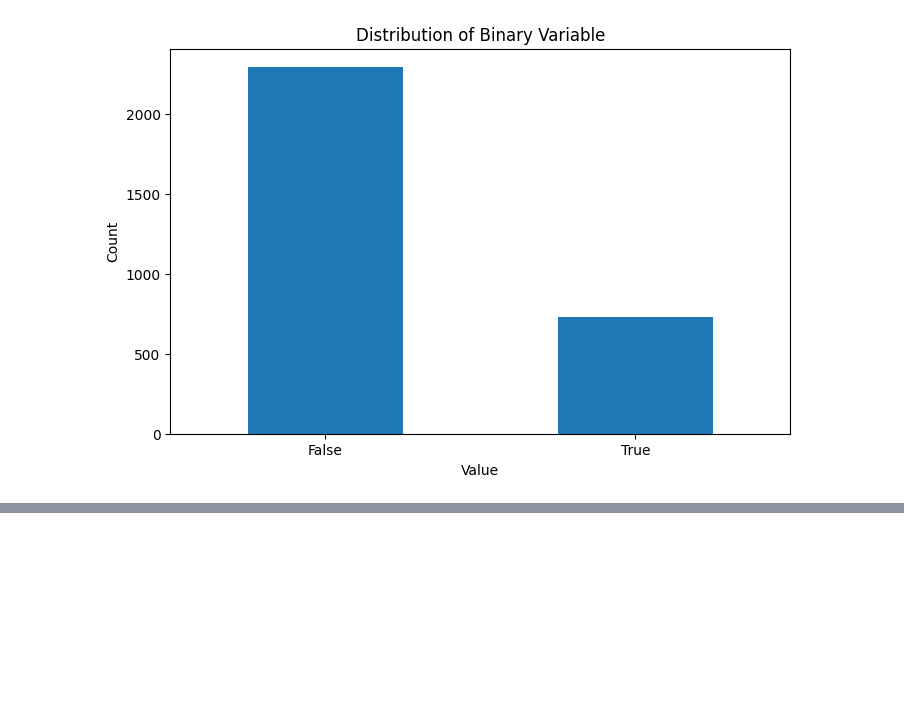
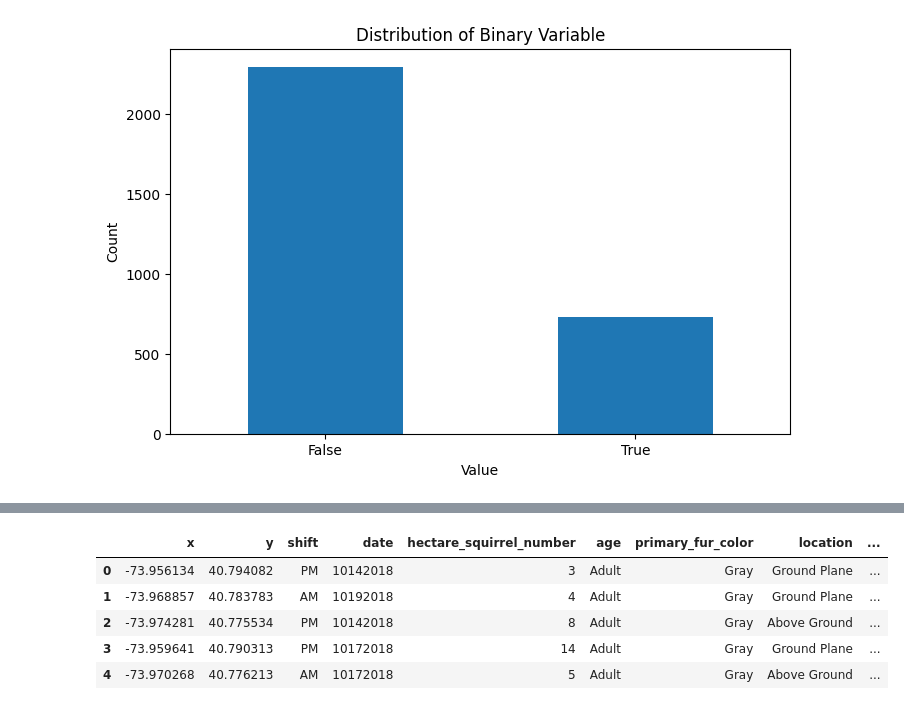
Before and after one commit to Nubily44/Prog, a Jupyter notebook: data_studies/squirrels.ipynb, the cells around one changed output, grey strips where cells are left out. Drawn from its saved outputs; the diff is of its cells as text; code cells hidden in the pictures; blank space fills up the shorter version.

```diff
--- a/data_studies/squirrels.ipynb
+++ b/data_studies/squirrels.ipynb
@@ -289,0 +308,14 @@ plt.show()
+# %%
+df_ready = df_not_nulls.drop(columns={'unique_squirrel_id', 'combination_of_primary_and_highlight_color', 'lat/long', 'hectare'})
+# %%
+df_ready['above_ground_sighter_measurement'].replace({'FALSE': -1})
+df_ready['above_ground_sighter_measurement'] = pd.to_numeric(df_ready['above_ground_sighter_measurement'], errors='coerce')
+# %%
+df_ready.head()
+# %% [output]
+|  | x | y | shift | date | hectare_squirrel_number | age | primary_fur_color | location | ... |
+| 0 | -73.956134 | 40.794082 | PM | 10142018 | 3 | Adult | Gray | Ground Plane | ... |
+| 1 | -73.968857 | 40.783783 | AM | 10192018 | 4 | Adult | Gray | Ground Plane | ... |
+| 2 | -73.974281 | 40.775534 | PM | 10142018 | 8 | Adult | Gray | Above Ground | ... |
+| 3 | -73.959641 | 40.790313 | PM | 10172018 | 14 | Adult | Gray | Ground Plane | ... |
+| 4 | -73.970268 | 40.776213 | AM | 10172018 | 5 | Adult | Gray | Above Ground | ... |
```
Also changed, not shown: parts of 17 cells of this notebook, 1 other file.
